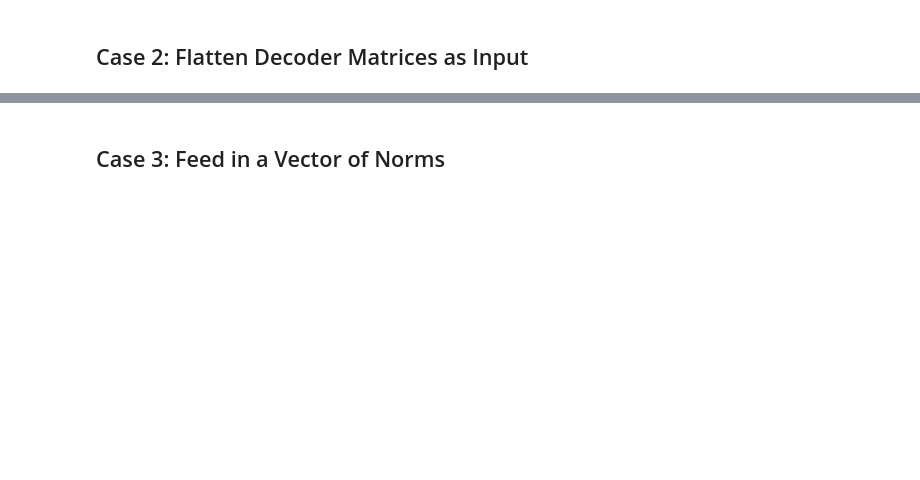
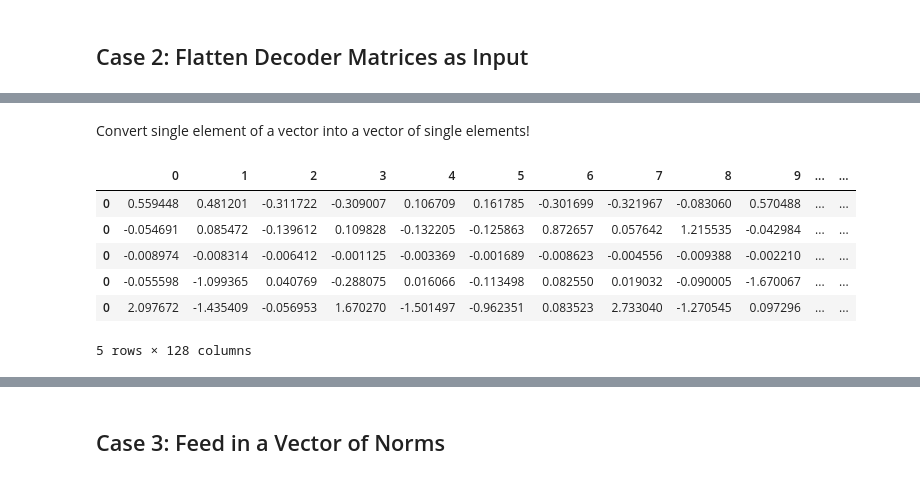
Before and after one commit to kdmalc/personalization-privacy-risk, a Jupyter notebook: 101_Initial_Privacy_Attack.ipynb, the cells around one changed output, grey strips where cells are left out. Saved outputs shown, nothing was run; the diff lists cells and outputs as text; code cells hidden in the pictures; blank space fills up the shorter version.

Commit message:
Implemented flattened matrices

```diff
--- a/101_Initial_Privacy_Attack.ipynb
+++ b/101_Initial_Privacy_Attack.ipynb
@@ -52,6 +151,10 @@ dec_norms_df2 = pd.read_csv("decoder_norms2.csv")
 emg_data_df = pd.concat((emg_data_df1, emg_data_df2))
 emg_labels_df = pd.concat((emg_labels_df1, emg_labels_df2))
 dec_norms_df = pd.concat((dec_norms_df1, dec_norms_df2))
+
+dec_flattened_df = pd.concat((dec_flattened_df1, dec_flattened_df2))
+# This one isn't working yet
+#dec_vec_norm_df = pd.concat((dec_vec_norm_df1, dec_vec_norm_df2))
 # %%
 print(emg_data_df.shape)
 emg_data_df.drop('Unnamed: 0', axis=1, inplace=True)
@@ -137,7 +251,9 @@ def fit_ml_algo(algo, X_train, y_train, cv, verbose=False, num_decimals=3, testi
     return train_pred, acc, acc_cv
 # %%
 def train_test_val_split(input_df, label_df, rng_seed=2, validation=False, test_percent=0.3, val_percent=0.3):
-    ''''''
+    '''
+    I don't think I need a validation set if I'm just doing cross_validation since that should take care of it for me
+    '''
 
     x_train = input_df.copy(deep=True)
     y_train_reg = label_df
@@ -461,2 +414,5 @@ test_df.head()
 # %% [markdown]
 ## Case 2: Flatten Decoder Matrices as Input
+# %%
+flattened_input_df = dec_flattened_df.drop(["Subject",  "Condition", "Update Number"], axis=1)
+flattened_input_df.head()
@@ -462,0 +426,10 @@ test_df.head()
+# %%
+try:
+    X_train, y_train, X_test, y_test, X_val, y_val = train_test_val_split(flattened_input_df, norm_label_df)
+except ValueError:
+    # You probably turned off validation so just remove the val sets
+    X_train, y_train, X_test, y_test = train_test_val_split(flattened_input_df, norm_label_df)
+y_train = np.ravel(y_train)
+
+print(X_train.shape)
+X_train.head()
@@ -462,0 +444,21 @@ test_df.head()
+# %% [markdown]
+Convert single element of a vector into a vector of single elements!
+# %%
+X_train2 = pd.DataFrame()
+X_test2 = pd.DataFrame()
+for my_row in range(X_train.shape[0]):
+    test=pd.DataFrame(X_train.iloc[my_row,0]).T
+    X_train2 = pd.concat((X_train2, test))
+
+for my_row in range(X_test.shape[0]):
+    test=pd.DataFrame(X_test.iloc[my_row,0]).T
+    X_test2 = pd.concat((X_test2, test))
+X_train2.head()
+# %% [output]
+|  | 0 | 1 | 2 | 3 | 4 | 5 | 6 | 7 | 8 | 9 | ... | ... |
+| 0 | 0.559448 | 0.481201 | -0.311722 | -0.309007 | 0.106709 | 0.161785 | -0.301699 | -0.321967 | -0.083060 | 0.570488 | ... | ... |
+| 0 | -0.054691 | 0.085472 | -0.139612 | 0.109828 | -0.132205 | -0.125863 | 0.872657 | 0.057642 | 1.215535 | -0.042984 | ... | ... |
+| 0 | -0.008974 | -0.008314 | -0.006412 | -0.001125 | -0.003369 | -0.001689 | -0.008623 | -0.004556 | -0.009388 | -0.002210 | ... | ... |
+| 0 | -0.055598 | -1.099365 | 0.040769 | -0.288075 | 0.016066 | -0.113498 | 0.082550 | 0.019032 | -0.090005 | -1.670067 | ... | ... |
+| 0 | 2.097672 | -1.435409 | -0.056953 | 1.670270 | -1.501497 | -0.962351 | 0.083523 | 2.733040 | -1.270545 | 0.097296 | ... | ... |
+5 rows × 128 columns
```
Also changed, not shown: parts of 49 cells of this notebook, 2 other files.
